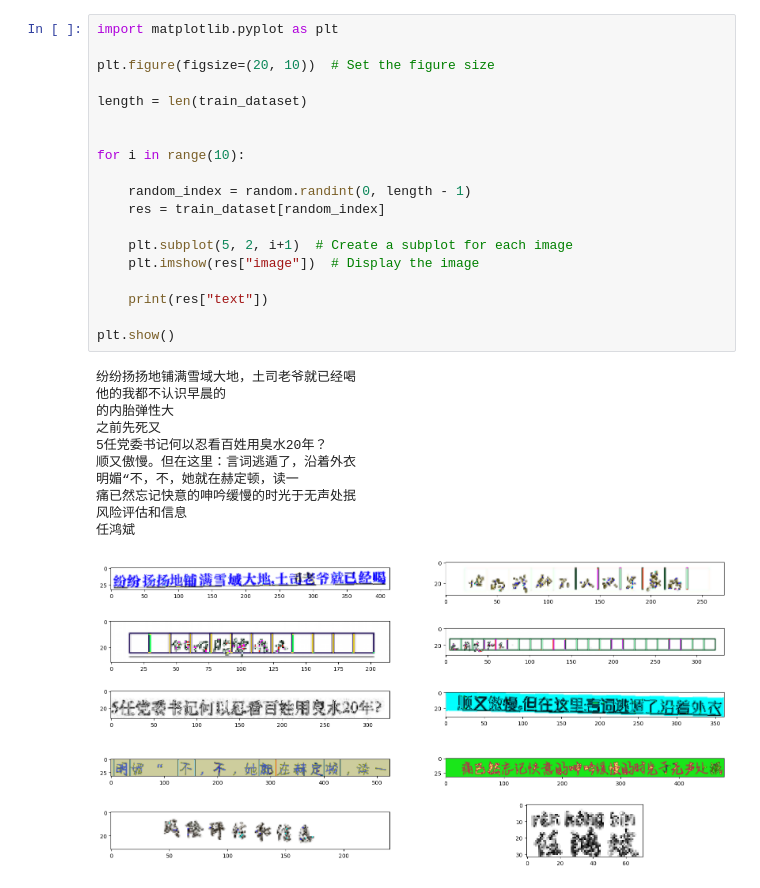
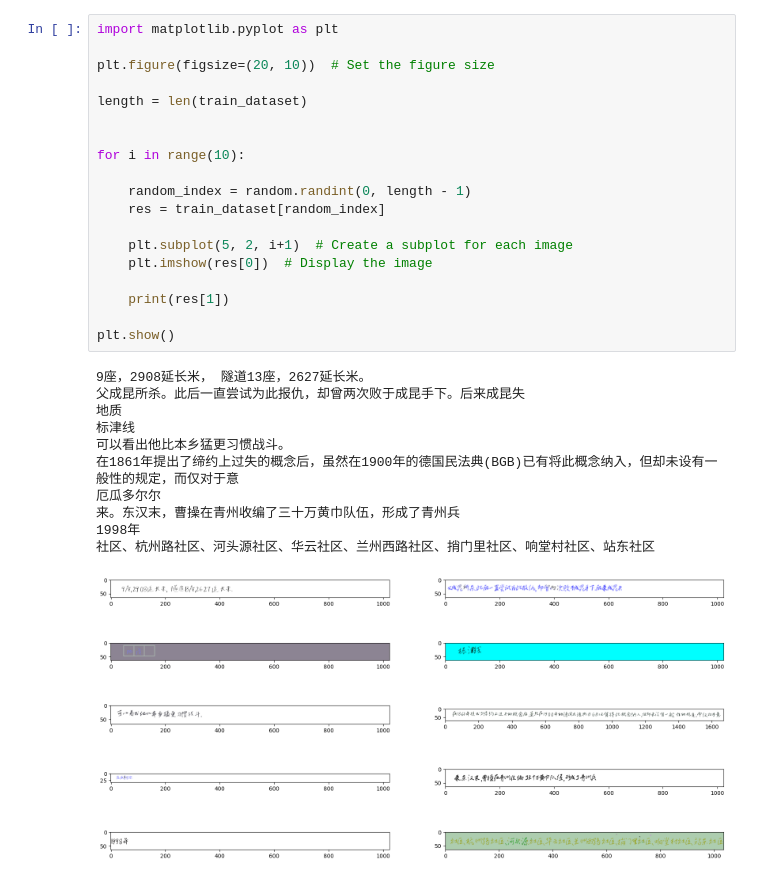
Before and after one commit to DotIN13/tang-syn-trocr, a Jupyter notebook: image_transform_inspect.ipynb, the cells around one changed output. Saved outputs shown, nothing was run; the diff lists cells and outputs as text.

```diff
--- a/image_transform_inspect.ipynb
+++ b/image_transform_inspect.ipynb
@@ -175,31 +83,31 @@ Number of validation examples: 100
 # %%
 import matplotlib.pyplot as plt
 
 plt.figure(figsize=(20, 10))  # Set the figure size
 
 length = len(train_dataset)
 
 
 for i in range(10):
 
     random_index = random.randint(0, length - 1)
     res = train_dataset[random_index]
 
     plt.subplot(5, 2, i+1)  # Create a subplot for each image
-    plt.imshow(res["image"])  # Display the image
+    plt.imshow(res[0])  # Display the image
 
-    print(res["text"])
+    print(res[1])
 
 plt.show()
 # %% [output]
-纷纷扬扬地铺满雪域大地，土司老爷就已经喝
-他的我都不认识早晨的
-的内胎弹性大
-之前先死又
-5任党委书记何以忍看百姓⽤臭⽔20年？
-顺又傲慢。但在这里：言词逃遁了，沿着外衣
-明媚“不，不，她就在赫定顿，读一
-痛已然忘记快意的呻吟缓慢的时光于无声处抿
-风险评估和信息
-任鸿斌
+9座，2908延长米， 隧道13座，2627延长米。
+父成昆所杀。此后一直尝试为此报仇，却曾两次败于成昆手下。后来成昆失
+地质
+标津线
+可以看出他比本乡猛更习惯战斗。
+在1861年提出了缔约上过失的概念后，虽然在1900年的德国民法典(BGB)已有将此概念纳入，但却未设有一般性的规定，而仅对于意
+厄瓜多尔尔
+来。东汉末，曹操在青州收编了三十万黄巾队伍，形成了青州兵
+1998年
+社区、杭州路社区、河头源社区、华云社区、兰州西路社区、捎门里社区、响堂村社区、站东社区
-[figure, old version]
+[figure, new version]
```
Also changed, not shown: parts of 3 cells of this notebook, 15 other files.
